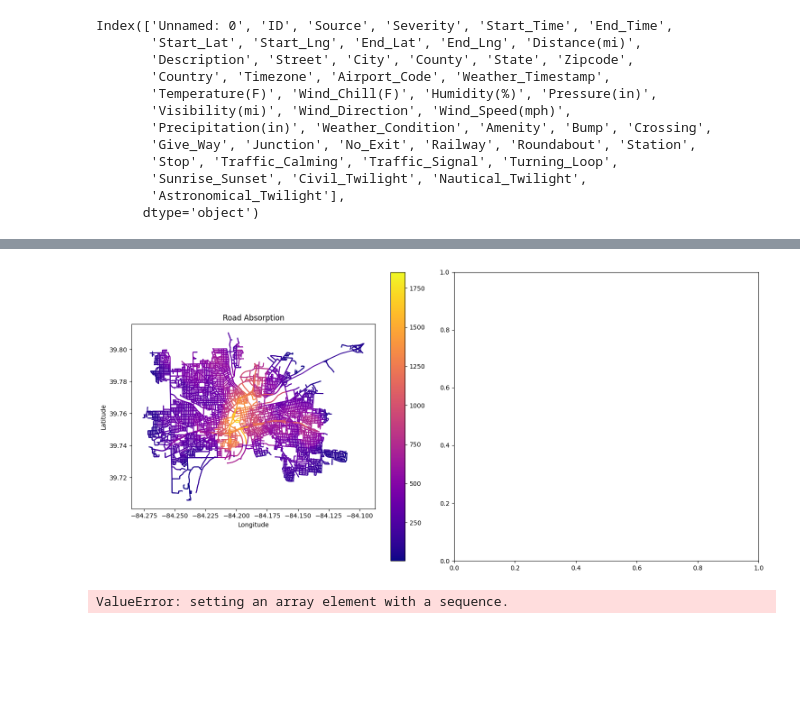
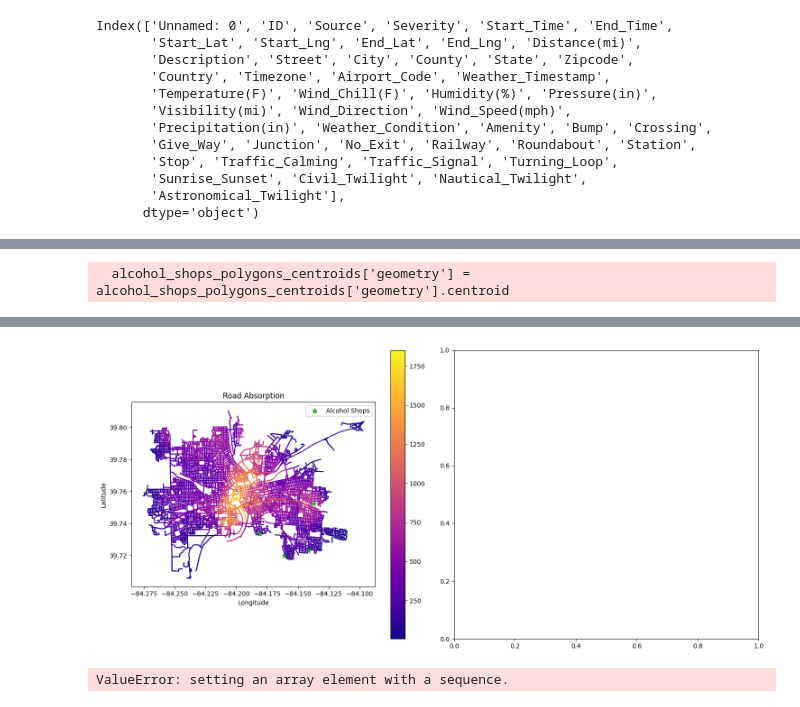
Before and after one commit to KaarenTenson/AccidentModel, a Jupyter notebook: DataUnderstanding.ipynb, the cells around one changed output, grey strips where cells are left out. Drawn from its saved outputs; the diff is of its cells as text; code cells hidden in the pictures; blank space fills up the shorter version.

```diff
--- a/DataUnderstanding.ipynb
+++ b/DataUnderstanding.ipynb
@@ -36,9 +54,19 @@ DaytonDf["start_coordinate"]=DaytonDf.apply(
 # %%
-edges['buffered_geometry'] = edges.copy()['geometry'].apply(lambda geom: geom.buffer(0.01))
+edges["buffered_geometry"] = edges.copy()["geometry"].apply(
+    lambda geom: geom.buffer(0.01)
+)
 # %%
-edges["accident_count"]= edges.apply(
-    lambda x: len(DaytonDf[x['buffered_geometry'].intersects(DaytonDf["start_coordinate"])]
-                ),  axis=1
+edges["accident_count"] = edges.apply(
+    lambda x: len(
+        DaytonDf[x["buffered_geometry"].intersects(DaytonDf["start_coordinate"])]
+    ),
+    axis=1,
 )
 # %%
-edges["accident_count"].value_counts
+place_name = "Dayton, Ohio, USA"
+
+# define the tag you're looking for
+tags = {"shop": "alcohol"}
+
+# query OSM
+alcohol_shops = osmnx.features_from_place(place_name, tags)
@@ -59,14 +78,52 @@ Name: accident_count, Length: 14804, dtype: int64>
 # %%
+import geopandas as gpd
 import matplotlib.pyplot as plt
 
 fig, axes = plt.subplots(1, 2, figsize=(15, 7))
 
 # Plot absorption
-edges.plot(column='accident_count', cmap='plasma', legend=True, ax=axes[0])
-axes[0].set_title('Road Absorption')
-axes[0].set_xlabel('Longitude')
-axes[0].set_ylabel('Latitude')
+edges.plot(column="accident_count", cmap="plasma", legend=True, ax=axes[0], zorder=1)
+axes[0].set_title("Road Absorption")
+axes[0].set_xlabel("Longitude")
+axes[0].set_ylabel("Latitude")
+
+# Separate alcohol shops
+alcohol_shops_points = alcohol_shops[alcohol_shops.geometry.type == "Point"]
+alcohol_shops_polygons = alcohol_shops[
+    alcohol_shops.geometry.type.isin(["Polygon", "MultiPolygon"])
+]
+
+# Convert polygons to centroids
+alcohol_shops_polygons_centroids = alcohol_shops_polygons.copy()
+alcohol_shops_polygons_centroids["geometry"] = alcohol_shops_polygons_centroids[
+    "geometry"
+].centroid
+
+# Combine all Points (original + centroids)
+all_alcohol_shops = gpd.GeoDataFrame(
+    pd.concat(
+        [alcohol_shops_points, alcohol_shops_polygons_centroids], ignore_index=True
+    )
+)
+
+# IMPORTANT: assign CRS
+all_alcohol_shops = all_alcohol_shops.to_crs(alcohol_shops.crs)
+print(all_alcohol_shops)
+# Plot all alcohol shops as stars
+all_alcohol_shops.plot(
+    ax=axes[0],
+    color="lime",
+    markersize=70,
+    marker="*",
+    edgecolor="black",
+    linewidth=0.5,
+    label="Alcohol Shops",
+    zorder=5,
+)
+
+axes[0].legend()
 
 plt.tight_layout()
 plt.show()
 # %% [output]
+  alcohol_shops_polygons_centroids['geometry'] = alcohol_shops_polygons_centroids['geometry'].centroid
@@ -73,2 +147,2 @@ plt.show()
-[figure, old version]
+[figure, new version]
 # %%
```
Also changed, not shown: parts of 11 cells of this notebook.
